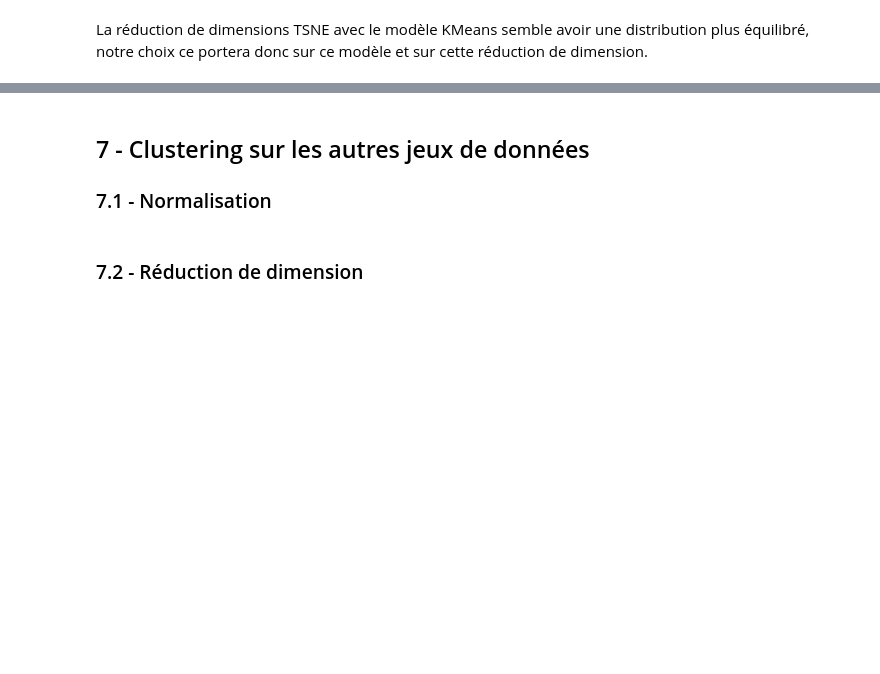
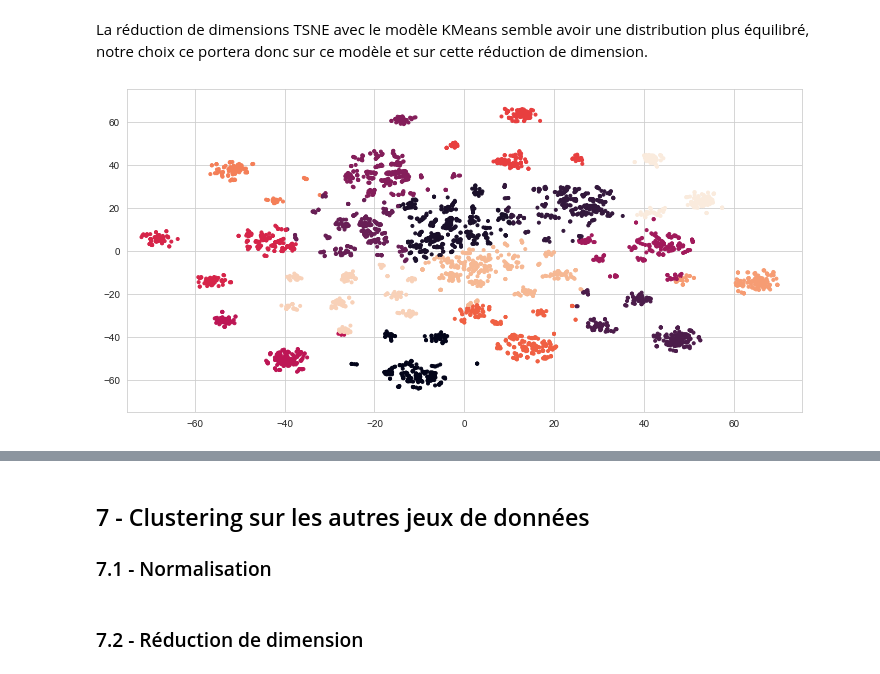
Before and after one commit to Julien-Martin/OC-IML-P4, a Jupyter notebook: Modeling with dask.ipynb, the cells around one changed output, grey strips where cells are left out. Cells and saved outputs as stored; diff of their text form; code cells hidden in the pictures; blank space fills up the shorter version.

```diff
--- a/Modeling with dask.ipynb
+++ b/Modeling with dask.ipynb
@@ -567,8 +595,12 @@ data_3_months_fe = data_3_months_fe.drop(columns=['cluster_kpca_km'])
 # %%
 plt.figure(figsize=(10, 5))
 plt.scatter(X_tsne[:, 0], X_tsne[:, 1], marker='.', c=kmean_tsne.labels_)
+plt.xlim(-75, 75)
+plt.ylim(-75, 75)
 plt.tight_layout()
 plt.show()
+# %% [output]
+[figure, added]
 # %%
 from math import pi
 categories = ["recency", "frequency", "monetary", "payment_value_mean", "review_score_mean"]
```
Also changed, not shown: parts of 24 cells of this notebook, 1 other file.
